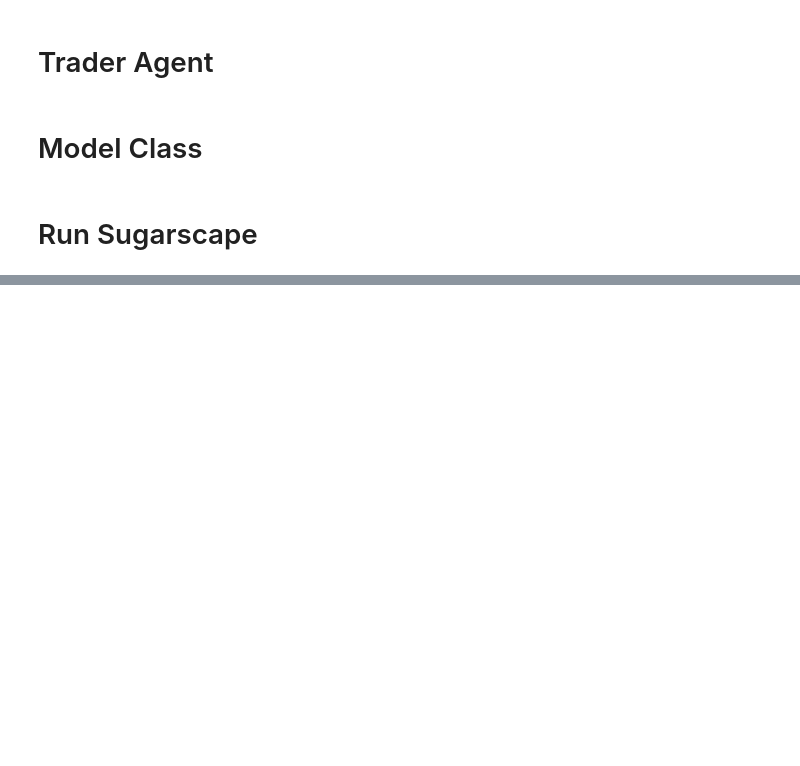
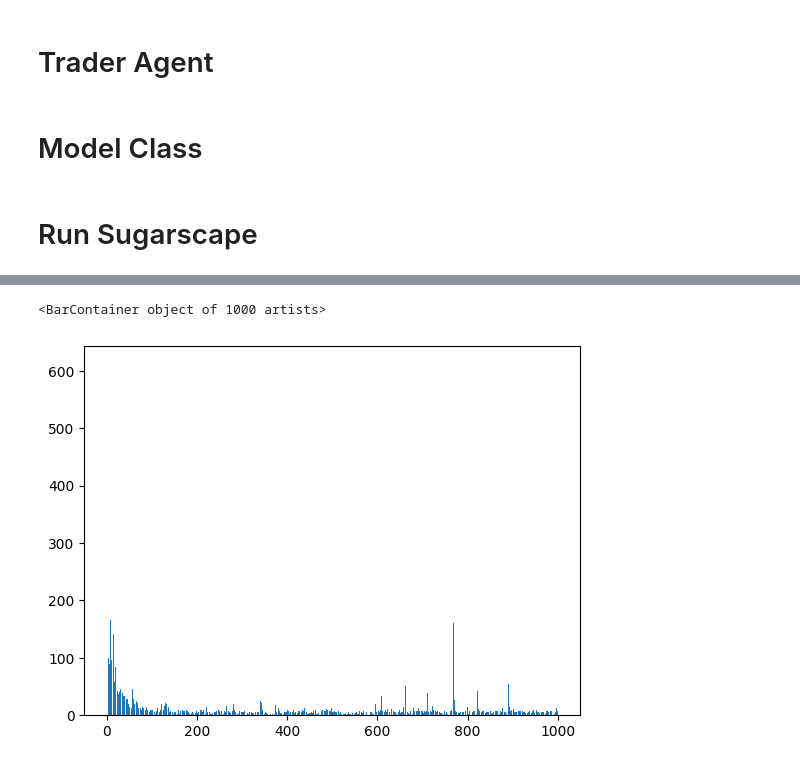
Before and after one commit to batemanrichard/ABMs_in_Python_with_Mesa, a Jupyter notebook: MesaTutorial.ipynb, the cells around one changed output, grey strips where cells are left out. Cells and saved outputs as stored; diff of their text form; code cells hidden in the pictures; blank space fills up the shorter version.

```diff
--- a/MesaTutorial.ipynb
+++ b/MesaTutorial.ipynb
@@ -257,0 +695,7 @@ model.run_model(step_count = 5)
+# %%
+# Plot trade volume
+
+plt.bar(results.index, results["Trade Volume"])
+# %% [output]
+<BarContainer object of 1000 artists>
+[figure, added]
```
Also changed, not shown: parts of 16 cells of this notebook.
